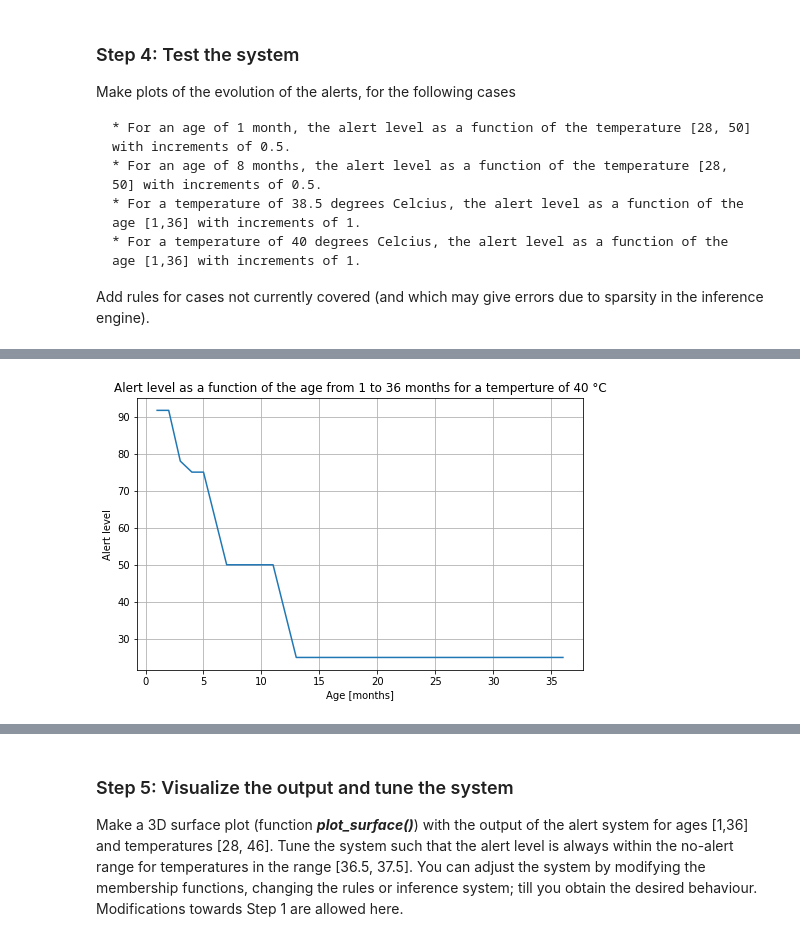
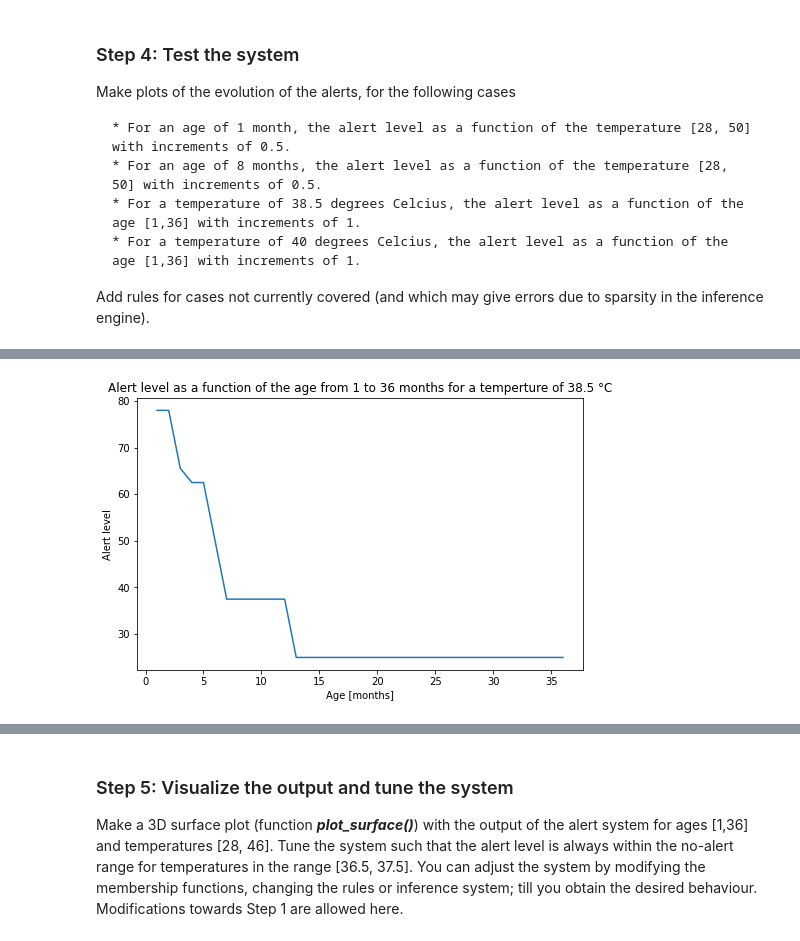
Before and after one commit to Aneruth/Clinical-Decision-Support-System, a Jupyter notebook: WPO2/WPO2_student.ipynb, the cells around one changed output, grey strips where cells are left out. Cells and saved outputs as stored; diff of their text form; code cells hidden in the pictures.

```diff
--- a/WPO2/WPO2_student.ipynb
+++ b/WPO2/WPO2_student.ipynb
@@ -329,23 +327,5 @@ plt.grid()
-# %%
-# For a temperature of 40 degrees Celcius, the alert level as a function of the age [1,36] with increments of 1.
-
-x = np.arange(1, 37, 1)
-y = []
-
-alerting_ctrl = ctrl.ControlSystem([rule0, rule1, rule2, rule3, rule4, rule5, rule6, rule7, rule8, rule9, rule10, rule11])
-alerting = ctrl.ControlSystemSimulation(alerting_ctrl)
-
-for i in x:
-  alerting.input['temperature'] = 40
-  alerting.input['age'] = i
-  alerting.compute()
-  y.append(alerting.output['alert'])
-
-plt.figure(figsize=(8, 5))
-plt.plot(x,y)
-plt.title('Alert level as a function of the age from 1 to 36 months for a temperture of 40 °C')
-plt.xlabel('Age [months]')
-plt.ylabel('Alert level')
-plt.grid()
-# %% [output]
-[figure, removed]
+# %%
+# For a temperature of 38.5 degrees Celcius, the alert level as a function of the age [1,36] with increments of 1.
+plotTempAgeGraph(38.5,np.arange(1, 37, 1))
+# %% [output]
+[figure, added]
```
Also changed, not shown: parts of 6 cells of this notebook, 1 other file.
